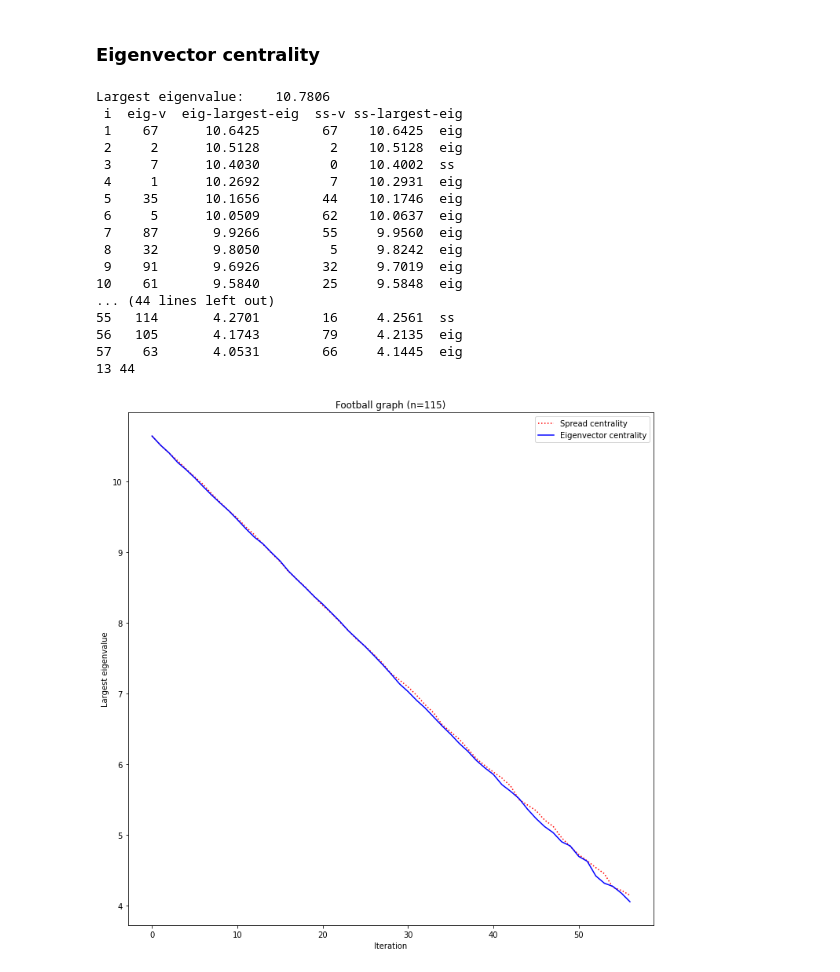
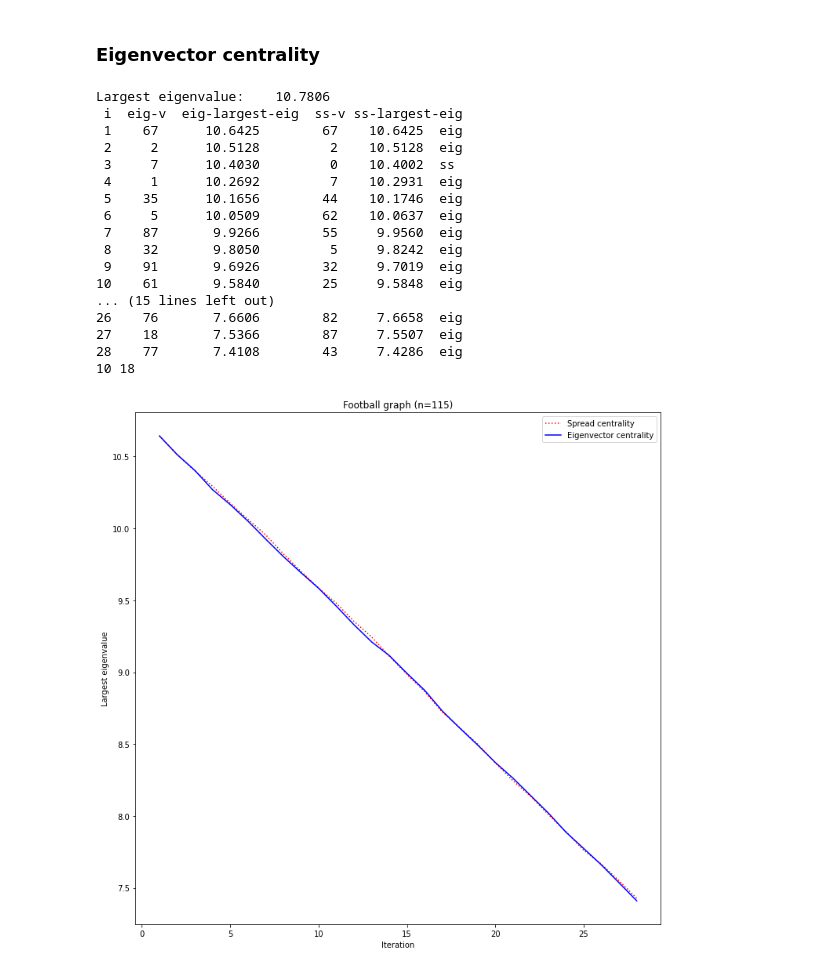
Before and after one commit to rkingan/disease-sim, a Jupyter notebook: notebooks/compare-spread-eig-method-2.ipynb, the cells around one changed output. Drawn from its saved outputs; the diff is of its cells as text; code cells hidden in the pictures.

```diff
--- a/notebooks/compare-spread-eig-method-2.ipynb
+++ b/notebooks/compare-spread-eig-method-2.ipynb
@@ -29,7 +29,7 @@ def remove_vertex(adj, i):
 matrix = mmread("/home/rkingan/winhome/Documents/dev/src/sandra-math5001-2022/soc-karate.mtx")
 adj = matrix.todense()
 n = adj.shape[0]
-to_remove = 17 # half of the graph
+to_remove = 8 # around 1/4 of the graph
 print(n)
 # %% [output]
 34
@@ -148,6 +130,6 @@ G = igraph.Graph.Read_GML("/home/rkingan/winhome/Documents/dev/src/sandra-math50
 # %%
 adj = np.array(G.get_adjacency().data)
 n = adj.shape[0]
-to_remove = int(n / 2)
+to_remove = int(n / 4)
 print(n, to_remove)
 # %% [output]
@@ -257,22 +236,22 @@ Largest eigenvalue:    10.7806
  8    32       9.8050         5     9.8242  eig
  9    91       9.6926        32     9.7019  eig
 10    61       9.5840        25     9.5848  eig
-... (44 lines left out)
-55   114       4.2701        16     4.2561  ss
-56   105       4.1743        79     4.2135  eig
-57    63       4.0531        66     4.1445  eig
-13 44
+... (15 lines left out)
+26    76       7.6606        82     7.6658  eig
+27    18       7.5366        87     7.5507  eig
+28    77       7.4108        43     7.4286  eig
+10 18
 # %%
 fig, ax = plt.subplots(figsize=(12, 12))
-X = list(range(to_remove))
+X = list(range(1, 1 + to_remove))
 Y1 = ss_largest_eigenvalues[1:]
 Y2 = eig_largest_eigenvalues[1:]
 ax.plot(X, Y1, color="red", label="Spread centrality", linestyle="dotted")
 ax.plot(X, Y2, color="blue", label="Eigenvector centrality", linestyle="-")
 ax.set_ylabel("Largest eigenvalue")
 ax.set_xlabel("Iteration")
 ax.set_title("Football graph (n=115)")
 ax.legend()
 plt.show()
 # %% [output]
-[figure, old version]
+[figure, new version]
```
Also changed, not shown: parts of 7 cells of this notebook, 1 other file.
